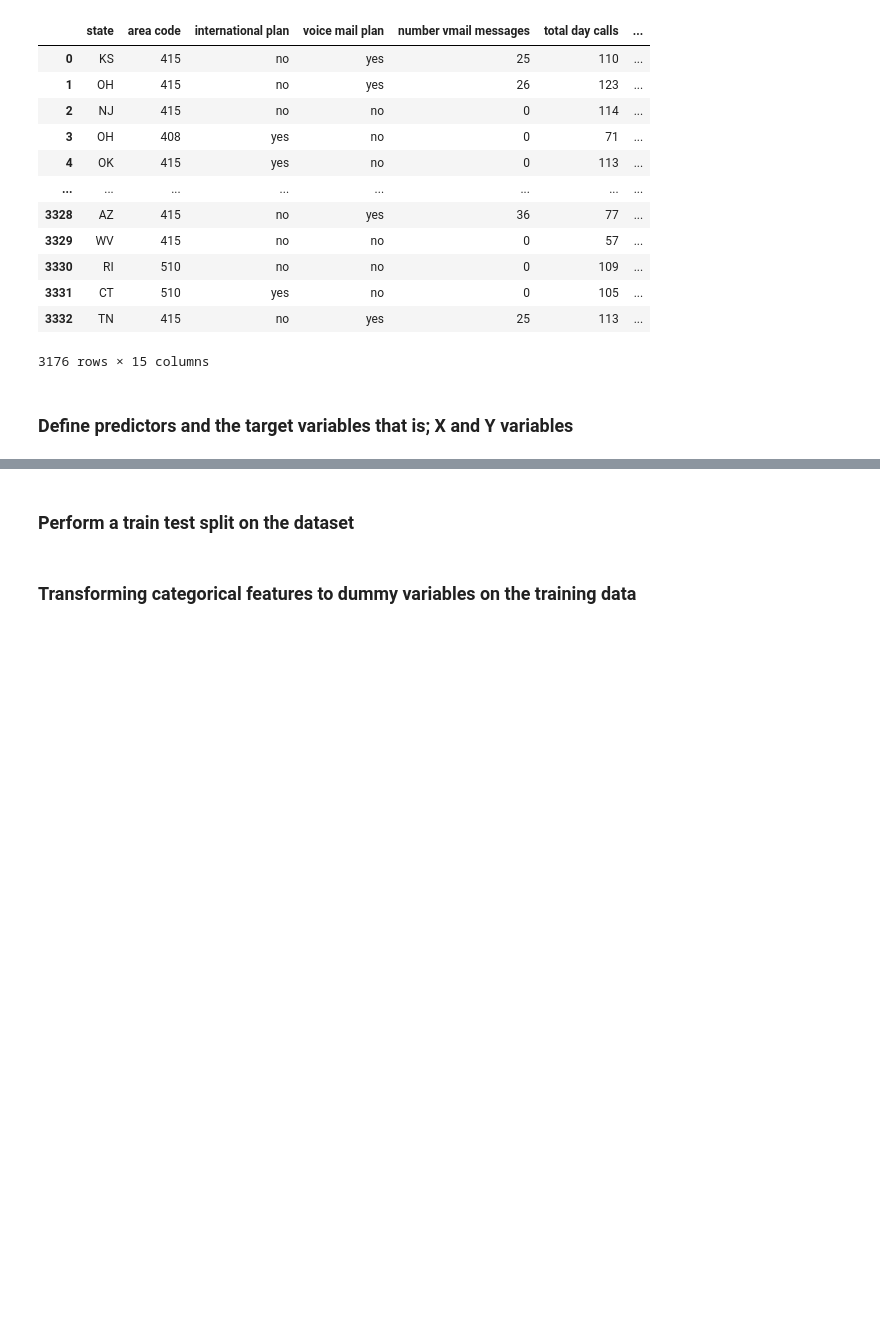
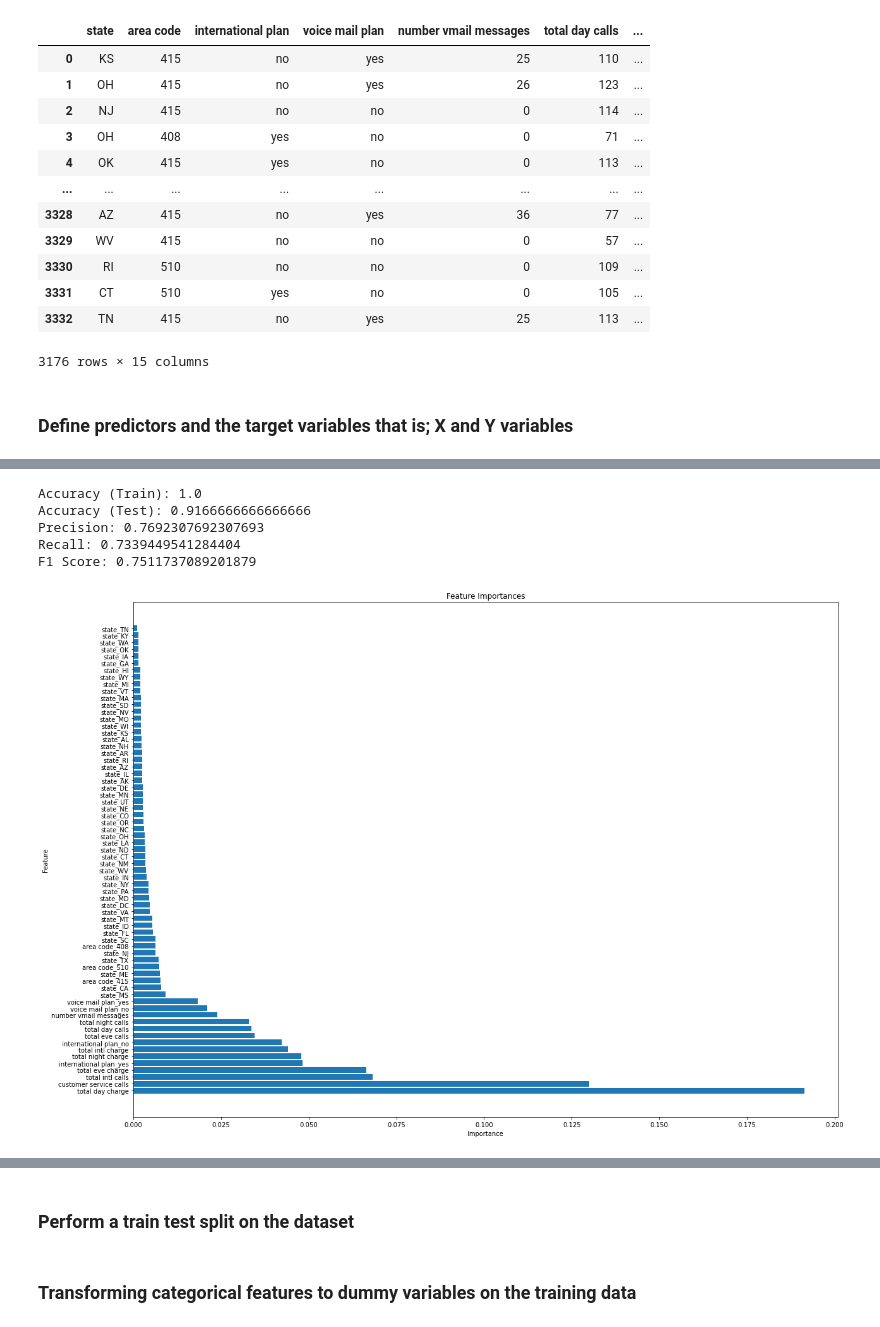
Before and after one commit to Amoskipkirui/Customer-churn-analysis, a Jupyter notebook: index.ipynb, the cells around one changed output, grey strips where cells are left out. Drawn from its saved outputs; the diff is of its cells as text; code cells hidden in the pictures; blank space fills up the shorter version.

```diff
--- a/index.ipynb
+++ b/index.ipynb
@@ -430,0 +531,46 @@ df_cleaned2
+# %%
+# Instantiate the Random Forest Classifier
+model3 = RandomForestClassifier(random_state=24)
+
+# Fit the model on the training data
+model3.fit(X_train_resampled, y_train_resampled)
+
+# Make predictions on training and testing data
+y_train_pred3 = model3.predict(X_train_resampled)
+y_test_pred3 = model3.predict(X_test)
+
+# Calculate evaluation metrics
+accuracy_train3 = accuracy_score(y_train_resampled, y_train_pred3)
+accuracy_test3 = accuracy_score(y_test, y_test_pred3)
+precision3 = precision_score(y_test, y_test_pred3)
+recall3 = recall_score(y_test, y_test_pred3)
+f1 = f1_score(y_test, y_test_pred3)
+
+# Print the evaluation metrics
+print('Accuracy (Train):', accuracy_train3)
+print('Accuracy (Test):', accuracy_test3)
+print('Precision:', precision3)
+print('Recall:', recall3)
+print('F1 Score:', f1)
+
+# Get feature importances
+importances = model3.feature_importances_
+
+# Create a DataFrame to display feature importances
+feature_importances = pd.DataFrame({'Feature': X_train_resampled.columns, 'Importance': importances})
+feature_importances = feature_importances.sort_values('Importance', ascending=False)
+
+# Plot feature importances
+plt.figure(figsize=(20, 15))
+plt.barh(feature_importances['Feature'], feature_importances['Importance'])
+plt.xlabel('Importance')
+plt.ylabel('Feature')
+plt.title('Feature Importances')
+plt.show()
+# %% [output]
+Accuracy (Train): 1.0
+Accuracy (Test): 0.9166666666666666
+Precision: 0.7692307692307693
+Recall: 0.7339449541284404
+F1 Score: 0.7511737089201879
+[figure, added]
```
Also changed, not shown: parts of 21 cells of this notebook.
